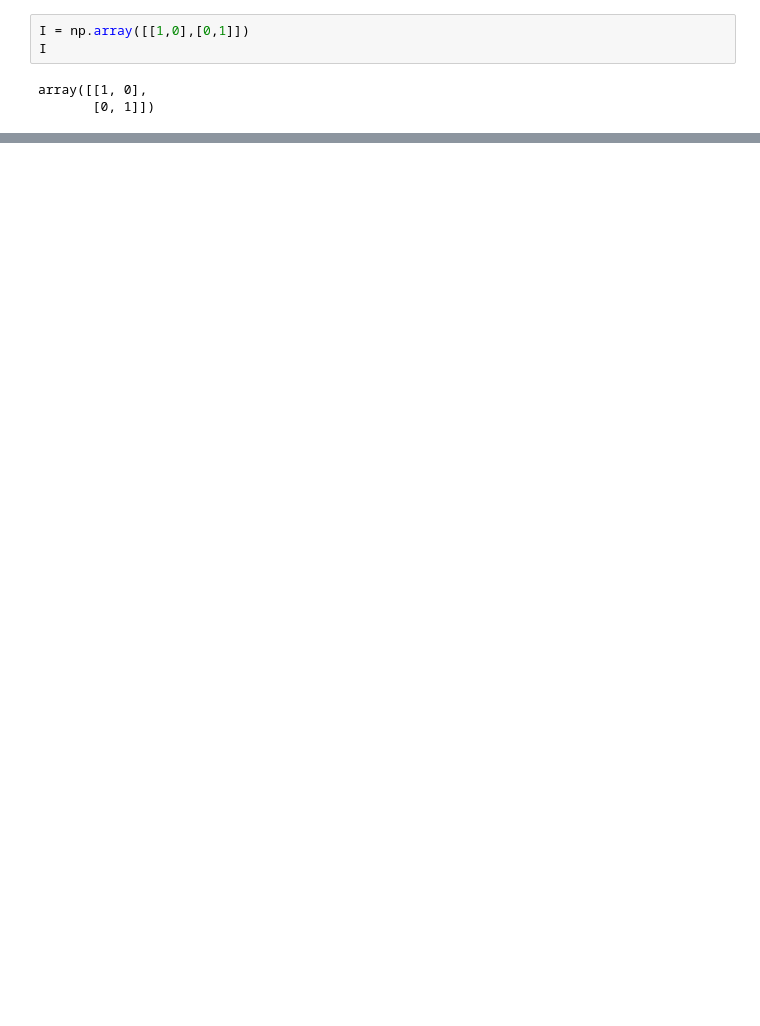
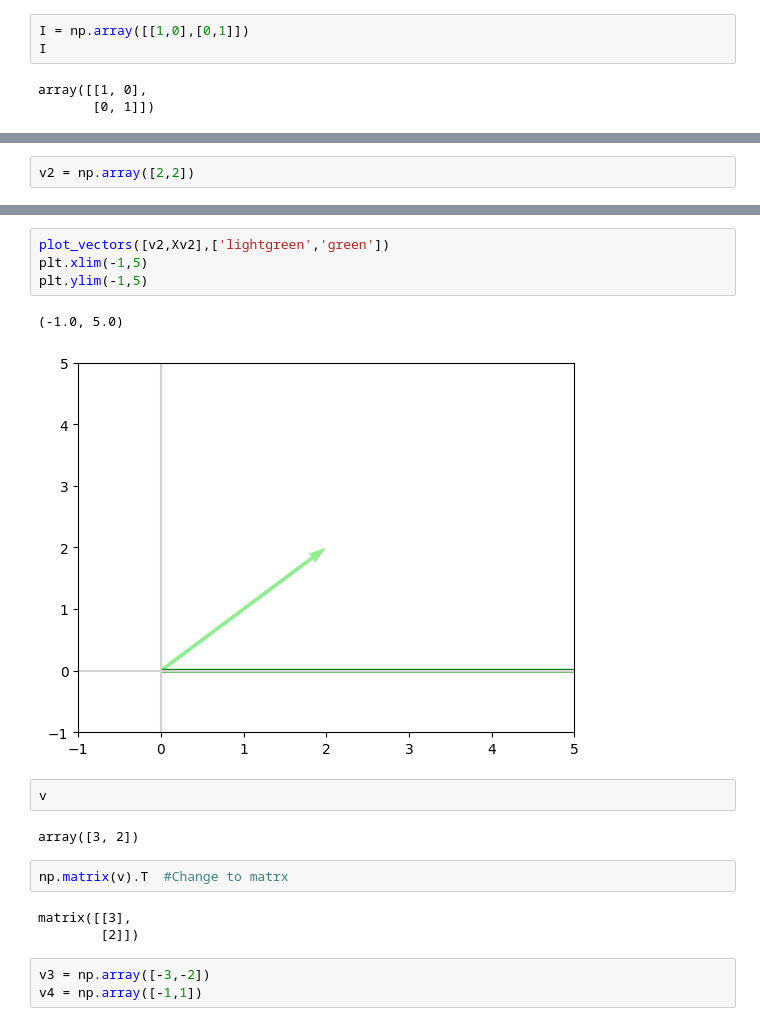
Before and after one commit to Krisho1/Machine-Learning-Foundations-Math-Probability-Statistics-and-Computer-Science-Python-Codes-, a Jupyter notebook: Linerar_Algebra_II_.ipynb, the cells around one changed output, grey strips where cells are left out. Cells and saved outputs as stored; diff of their text form; blank space fills up the shorter version.

```diff
--- a/Linerar_Algebra_II_.ipynb
+++ b/Linerar_Algebra_II_.ipynb
@@ -56,0 +79,2 @@ array([1, 2])
+# %%
+v2 = np.array([2,2])
@@ -56,0 +86,19 @@ array([1, 2])
+# %%
+plot_vectors([v2,Xv2],['lightgreen','green'])
+plt.xlim(-1,5)
+plt.ylim(-1,5)
+# %% [output]
+(-1.0, 5.0)
+[figure, added]
+# %%
+v
+# %% [output]
+array([3, 2])
+# %%
+np.matrix(v).T  #Change to matrx
+# %% [output]
+matrix([[3],
+        [2]])
+# %%
+v3 = np.array([-3,-2])
+v4 = np.array([-1,1])
```
Also changed, not shown: parts of 13 cells of this notebook.
